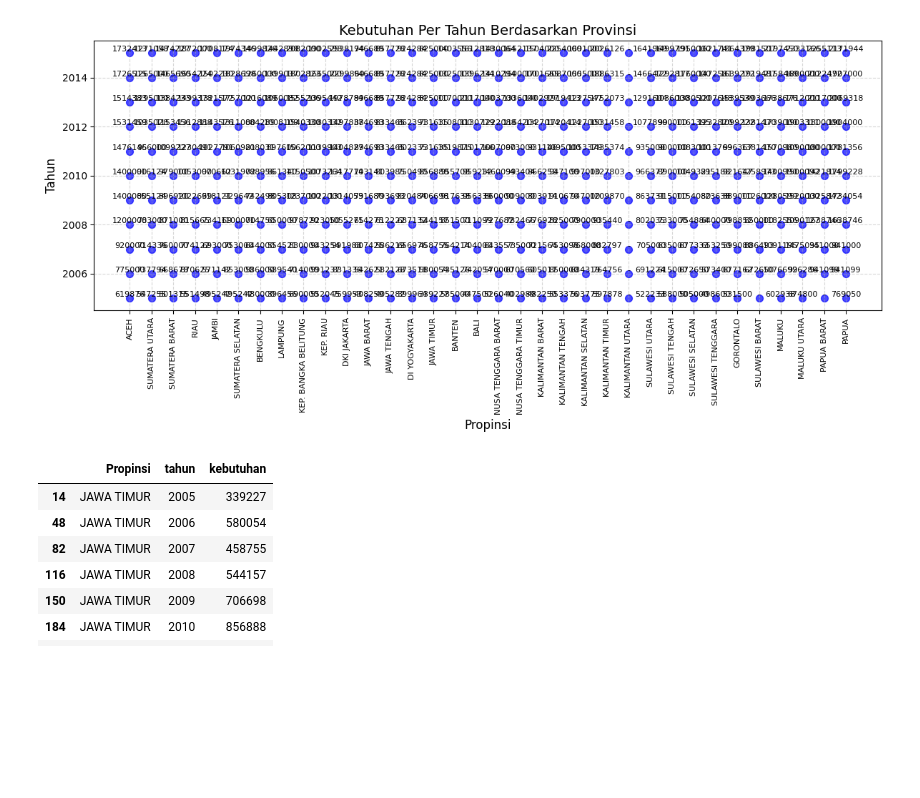
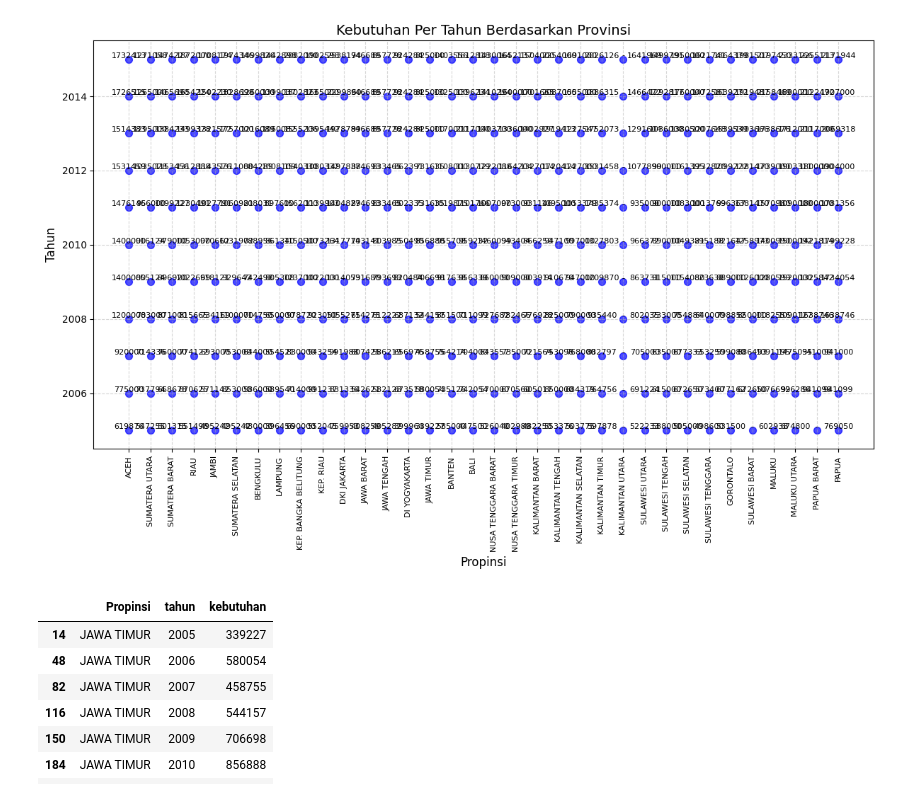
Before and after one commit to mrizkialakbar/UAS_VisualisasiData, a Jupyter notebook: kebutuhan_per_bulan.ipynb, the cells around one changed output. Cells and saved outputs as stored; diff of their text form; code cells hidden in the pictures; blank space fills up the shorter version.

```diff
--- a/kebutuhan_per_bulan.ipynb
+++ b/kebutuhan_per_bulan.ipynb
@@ -6,24 +6,24 @@ import matplotlib.pyplot as plt
 # %%
 df = pd.read_csv('sample_data/kebutuhan_per_bulan_2.csv')
 # %%
-plt.figure(figsize=(12, 6))  # Mengatur ukuran figure
+plt.figure(figsize=(12, 8))  # Mengatur ukuran figure
 plt.scatter(df['Propinsi'], df['tahun'], s=50, c='blue', alpha=0.7)
 
 for i in range(len(df)):
     plt.annotate(df['kebutuhan'][i], (df['Propinsi'][i], df['tahun'][i]), ha='center', va='bottom', fontsize=8)
 
 plt.title('Kebutuhan Per Tahun Berdasarkan Provinsi', fontsize=14)
 plt.xlabel('Propinsi', fontsize=12)
 plt.ylabel('Tahun', fontsize=12)
 
 plt.xticks(rotation=90, fontsize=8)
 
 plt.grid(True, linestyle='--', alpha=0.5)
 
 plt.tight_layout()
 plt.show()
 # %% [output]
-[figure, old version]
+[figure, new version]
 # %%
 data_filtered = df [df['Propinsi']=='JAWA TIMUR']
 data_filtered
```
